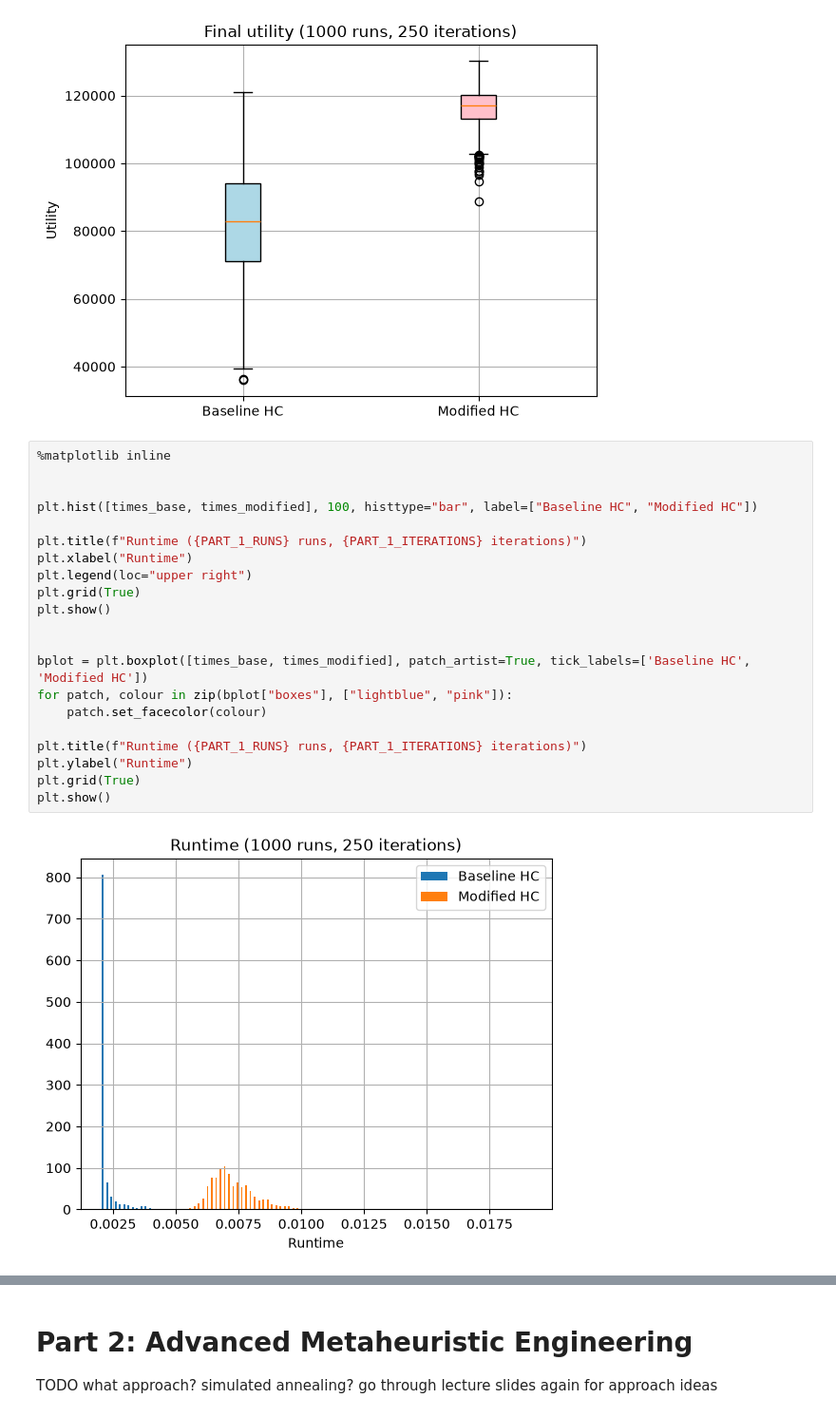
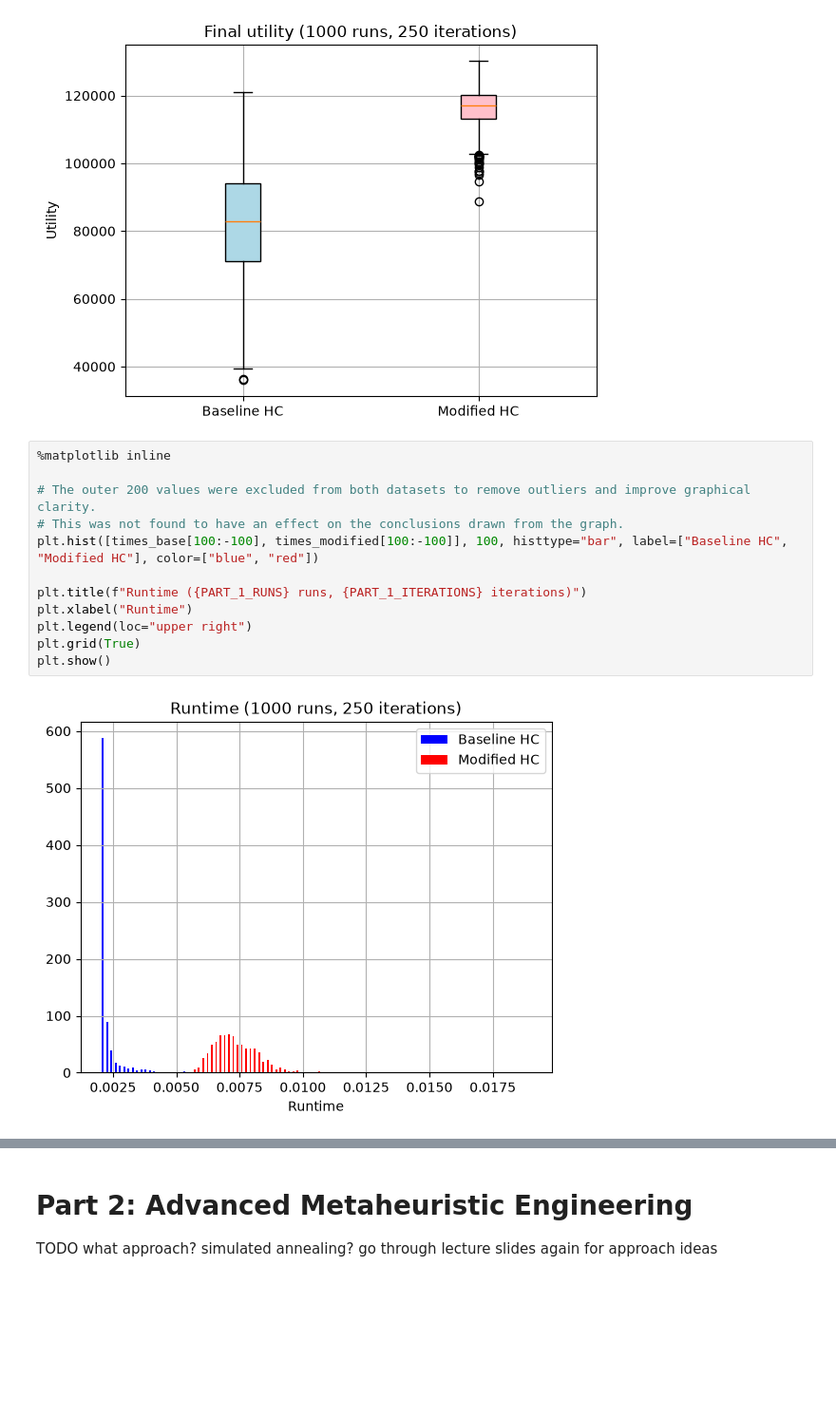
Before and after one commit to AyOhEe/CSCU9YE-Assignment, a Jupyter notebook: 3423815.ipynb, the cells around one changed output, grey strips where cells are left out. Shown at 95% size. Cells and saved outputs as stored; diff of their text form; blank space fills up the shorter version.

Commit message:
Histogram, pretty much finish task 1 writeup

```diff
--- a/3423815.ipynb
+++ b/3423815.ipynb
@@ -247,23 +253,14 @@ plt.show()
 # %%
 %matplotlib inline
 
-
-plt.hist([times_base, times_modified], 100, histtype="bar", label=["Baseline HC", "Modified HC"])
+# The outer 200 values were excluded from both datasets to remove outliers and improve graphical clarity.
+# This was not found to have an effect on the conclusions drawn from the graph.
+plt.hist([times_base[100:-100], times_modified[100:-100]], 100, histtype="bar", label=["Baseline HC", "Modified HC"], color=["blue", "red"])
 
 plt.title(f"Runtime ({PART_1_RUNS} runs, {PART_1_ITERATIONS} iterations)")
 plt.xlabel("Runtime")
 plt.legend(loc="upper right")
 plt.grid(True)
 plt.show()
-
-
-bplot = plt.boxplot([times_base, times_modified], patch_artist=True, tick_labels=['Baseline HC', 'Modified HC'])
-for patch, colour in zip(bplot["boxes"], ["lightblue", "pink"]):
-    patch.set_facecolor(colour)
-
-plt.title(f"Runtime ({PART_1_RUNS} runs, {PART_1_ITERATIONS} iterations)")
-plt.ylabel("Runtime")
-plt.grid(True)
-plt.show()
 # %% [output]
-[figure, old version]
+[figure, new version]
```
Also changed, not shown: parts of 8 cells of this notebook.
